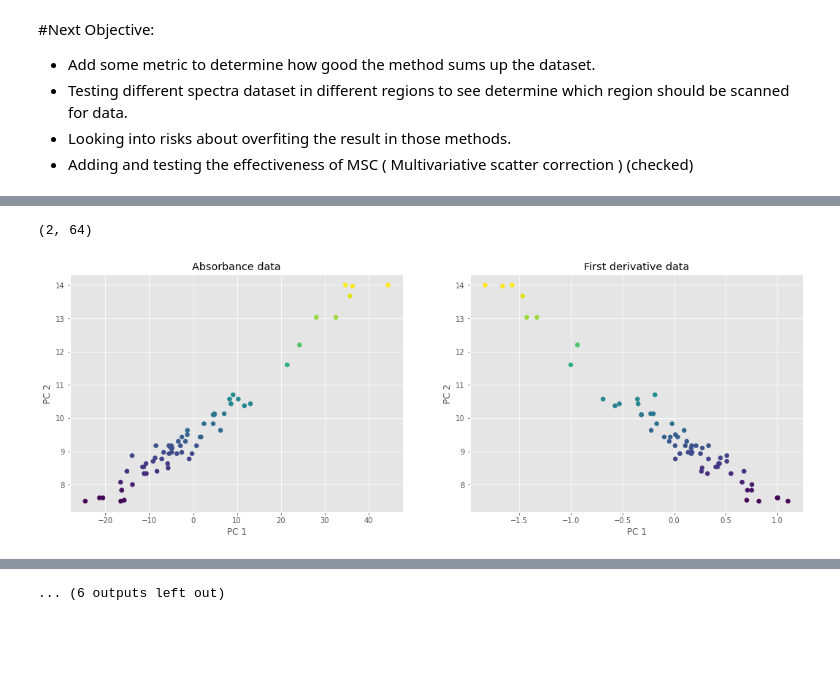
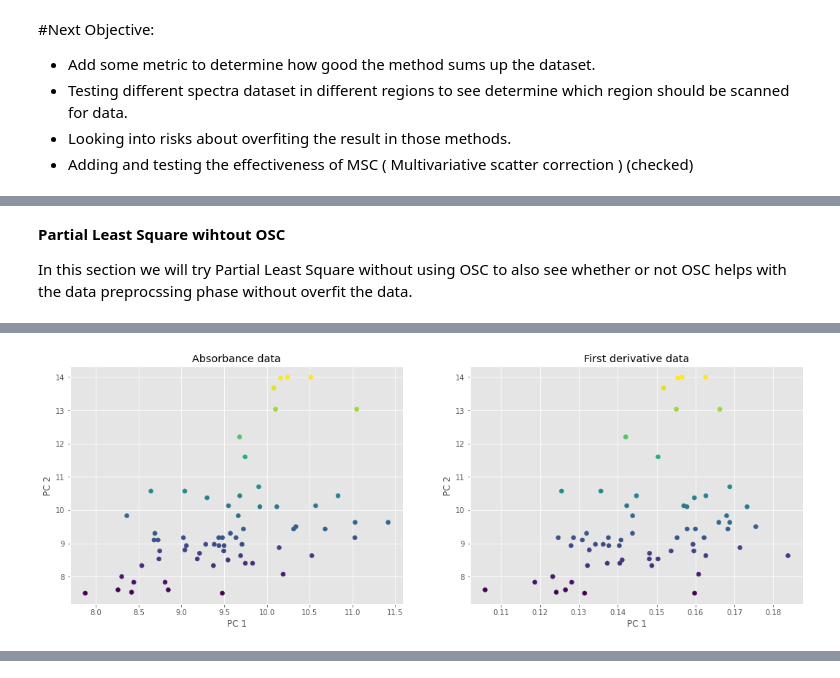
Before and after one commit to TomtheCodeBot/Mango_Data_PreProcessing_analysis, a Jupyter notebook: data_preprocessing.ipynb, the cells around one changed output, grey strips where cells are left out. Saved outputs shown, nothing was run; the diff lists cells and outputs as text; code cells hidden in the pictures; blank space fills up the shorter version.

```diff
--- a/data_preprocessing.ipynb
+++ b/data_preprocessing.ipynb
@@ -283,7 +292,7 @@ class standardScaler(object):
 def mean_absolute_percentage_error(y_true, y_pred):
     y_true, y_pred = np.array(y_true), np.array(y_pred)
     y_true=np.transpose(y_true)
-    return (np.sum(np.abs((y_true[0]- y_pred) / y_true[0]))) /len(y_true[0])
+    return (np.sum(np.abs((y_true[0]- y_pred) / y_true[0]))) /len(y_pred)
 # %% [markdown]
 <strong>Loading data</strong>
 
@@ -1039,3 +1048,12 @@ After applying MSC to the dataset, it seems that it was not reall effective:
 After trying to use a few methods that is common in the NIR spectra analysis field, O-PLS was chosen to be the preferred method with the Savitzky-Golay filter with first derivative preprocessing technic as another option before normalizing the data and fit it to the model.
 
 We are now going to test it using the same dataset but we will let the model look at 70% of the data and let it predict the other 30% to see if it is correct or not.
+# %%
+X_train, X_test, Y_train, Y_test  = train_test_split(X,Y,test_size = 0.3,random_state = 1)
+dX_train, dX_test, dY_train, dY_test  = train_test_split(dX,Y,test_size = 0.3,random_state = 1)
+opls_gen_X_test =  OPLS(n_components=10)
+opls_gen_dX_test =  OPLS(n_components=10)
+opls_gen_X_test = opls_gen_X_test.fit(X_train,Y_train)
+opls_gen_dX_test = opls_gen_dX_test.fit(dX_train,dY_train)
+X_opls_test = opls_gen_X_test.transform(X_train)
+dX_opls_test = opls_gen_dX_test.transform(dX_train)
@@ -1051,6 +1318,13 @@ dX_opls_test = opls_gen_dX_test.transform(dX_train)
+# %% [markdown]
+<strong> Partial Least Square wihtout OSC </strong>
+
+In this section we will try Partial Least Square without using OSC to also see whether or not OSC helps with the data preprocssing phase without overfit the data.
+# %%
+X_train, X_test, Y_train, Y_test  = train_test_split(X,Y,test_size = 0.3,random_state = 1)
+dX_train, dX_test, dY_train, dY_test  = train_test_split(dX,Y,test_size = 0.3,random_state = 1)
 # %%
-fit1og = X_opls_test
-fit2og = dX_opls_test
+fit1og = X_train
+fit2og = dX_train
 
 ### we are now going to apply PLS after O-PLS since this
 ### OPLS model only removes orthoganal variables and not truly O-PLS
@@ -1058,42 +1332,39 @@ plsX = PLS()
 plsdX = PLS()
 
 plsX.fit(fit1og,Y_train)
-plsdX.fit(fit2og,Y_train)
+plsdX.fit(fit2og,dY_train)
 
+Ypred=plsX.predict(fit1og)
+dYpred=plsX.predict(fit2og)
 print("R^2 of the normal data is "+str(plsX.score(fit1og,Y_train)))
 print("R^2 of the derivative 1 data is "+str(plsdX.score(fit2og,Y_train)))
 
-Ypred=plsX.predict(fit1og)
-dYpred=plsdX.predict(fit2og)
+
 print("MSE of the normal data is "+str(mean_squared_error(Ypred,Y_train)))
-print("MSE of the derivative 1 data is "+str(mean_squared_error(dYpred,Y_train)))
+print("MSE of the derivative 1 data is "+str(mean_squared_error(dYpred,dY_train)))
 
 print("RMSE of the normal data is "+str(sqrt(mean_squared_error(Ypred,Y_train))))
-print("RMSE of the derivative 1 data is "+str(sqrt(mean_squared_error(dYpred,Y_train))))
+print("RMSE of the derivative 1 data is "+str(sqrt(mean_squared_error(dYpred,dY_train))))
 
 print("MAE of the normal data is "+str(mean_absolute_error(Ypred,Y_train)))
-print("MAE of the derivative 1 data is "+str(mean_absolute_error(dYpred,Y_train)))
+print("MAE of the derivative 1 data is "+str(mean_absolute_error(dYpred,dY_train)))
 
 print("MAPE of the normal data is "+str(mean_absolute_percentage_error(Ypred,Y_train)))
-print("MAPE of the derivative 1 data is "+str(mean_absolute_percentage_error(dYpred,Y_train)))
-fit1 = plsX.transform(fit1og)
-fit2 = plsdX.transform(fit1og)
+print("MAPE of the derivative 1 data is "+str(mean_absolute_percentage_error(dYpred,dY_train)))
 
 
-tb = widgets.TabBar([str(i) for i in range(2)])
-for i in range(2):
-    with tb.output_to(i, select=(i < 3)):
-        with plt.style.context('ggplot'):
-            fig, (ax1, ax2) = plt.subplots(nrows=1, ncols=2, figsize=(18, 6))
-            fig.set_tight_layout(False)
-            print(fit1.T.shape)
-            CS=ax1.scatter(np.transpose(fit1)[i],Y_train,c=Y_train)
-            ax1.set_xlabel("PC 1")
-            ax1.set_ylabel("PC 2")
-            CS2=ax2.scatter(np.transpose(fit2)[i],dY_train,c=dY_train)
-            ax2.set_xlabel("PC 1")
-            ax2.set_ylabel("PC 2")
-            ax1.set_title("Absorbance data")
-            ax2.set_title("First derivative data")
-            plt.show()
+
+with plt.style.context('ggplot'):
+      fig, (ax1, ax2) = plt.subplots(nrows=1, ncols=2, figsize=(18, 6))
+      fig.set_tight_layout(False)
+      print(fit1.T.shape)
+      CS=ax1.scatter(Ypred,Y_train,c=Y_train)
+      ax1.set_xlabel("PC 1")
+      ax1.set_ylabel("PC 2")
+      CS2=ax2.scatter(dYpred,dY_train,c=dY_train)
+      ax2.set_xlabel("PC 1")
+      ax2.set_ylabel("PC 2")
+      ax1.set_title("Absorbance data")
+      ax2.set_title("First derivative data")
+      plt.show()
 # %% [output]
@@ -1117,2 +1382 @@ MAPE of the derivative 1 data is 0.05086497098631809
-(2, 64)
-[figure, old version]
+[figure, new version]
@@ -1121,2 +1383 @@ MAPE of the derivative 1 data is 0.05086497098631809
-... (6 outputs left out)
 # %%
```
Also changed, not shown: parts of 12 cells of this notebook.
